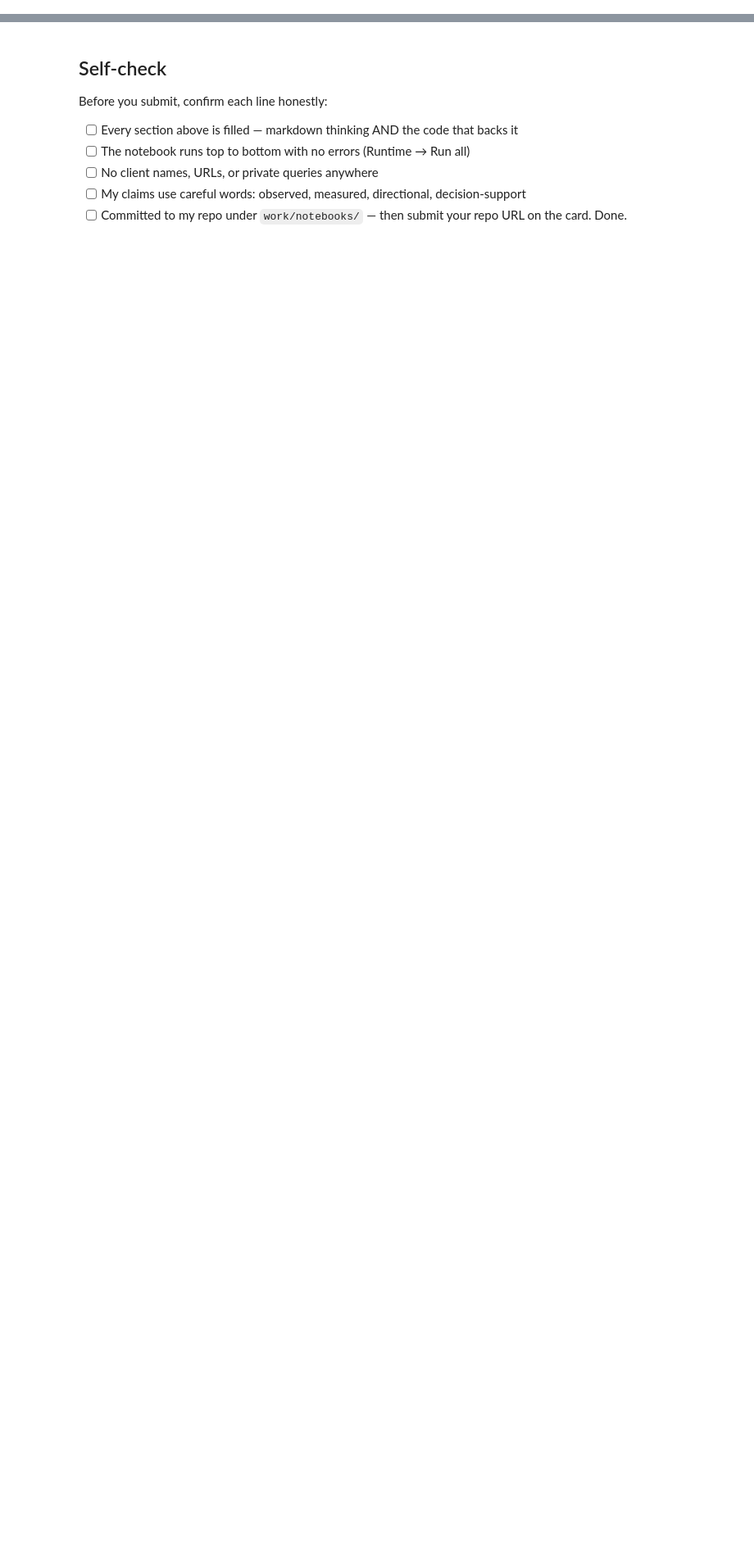
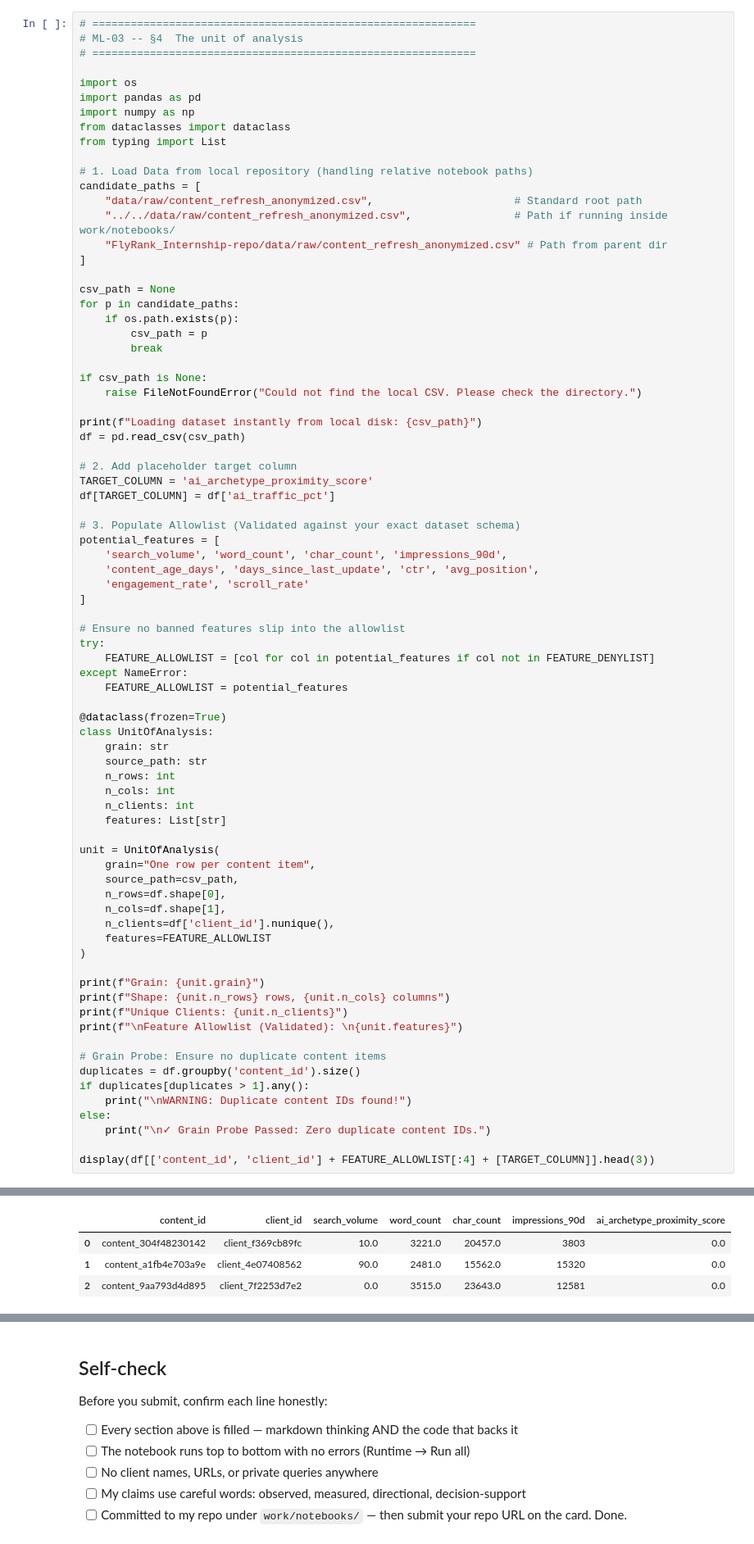
Before and after one commit to ShivanshRastogi315/FlyRank_Internship-repo, a Jupyter notebook: work/notebooks/w02_ml_task_framing.ipynb, the cells around one changed output, grey strips where cells are left out. Shown at 82% size. Saved outputs shown, nothing was run; the diff lists cells and outputs as text; blank space fills up the shorter version.

```diff
--- a/work/notebooks/w02_ml_task_framing.ipynb
+++ b/work/notebooks/w02_ml_task_framing.ipynb
@@ -43,0 +313,79 @@ This skeleton is yours to fill. Work the sections **in order** — each one has
+# %%
+# ============================================================
+# ML-03 -- §4  The unit of analysis
+# ============================================================
+
+import os
+import pandas as pd
+import numpy as np
+from dataclasses import dataclass
+from typing import List
+
+# 1. Load Data from local repository (handling relative notebook paths)
+candidate_paths = [
+    "data/raw/content_refresh_anonymized.csv",                      # Standard root path
+    "../../data/raw/content_refresh_anonymized.csv",                # Path if running inside work/notebooks/
+    "FlyRank_Internship-repo/data/raw/content_refresh_anonymized.csv" # Path from parent dir
+]
+
+csv_path = None
+for p in candidate_paths:
+    if os.path.exists(p):
+        csv_path = p
+        break
+
+if csv_path is None:
+    raise FileNotFoundError("Could not find the local CSV. Please check the directory.")
+
+print(f"Loading dataset instantly from local disk: {csv_path}")
+df = pd.read_csv(csv_path)
+
+# 2. Add placeholder target column
+TARGET_COLUMN = 'ai_archetype_proximity_score'
+df[TARGET_COLUMN] = df['ai_traffic_pct']
+
+# 3. Populate Allowlist (Validated against your exact dataset schema)
+potential_features = [
+    'search_volume', 'word_count', 'char_count', 'impressions_90d',
+    'content_age_days', 'days_since_last_update', 'ctr', 'avg_position',
+    'engagement_rate', 'scroll_rate'
+]
+
+# Ensure no banned features slip into the allowlist
+try:
+    FEATURE_ALLOWLIST = [col for col in potential_features if col not in FEATURE_DENYLIST]
+except NameError:
+    FEATURE_ALLOWLIST = potential_features
+
+@dataclass(frozen=True)
+class UnitOfAnalysis:
+    grain: str
+    source_path: str
+    n_rows: int
+    n_cols: int
+    n_clients: int
+    features: List[str]
+
+unit = UnitOfAnalysis(
+    grain="One row per content item",
+    source_path=csv_path,
+    n_rows=df.shape[0],
+    n_cols=df.shape[1],
+    n_clients=df['client_id'].nunique(),
+    features=FEATURE_ALLOWLIST
+)
+
+print(f"Grain: {unit.grain}")
+print(f"Shape: {unit.n_rows} rows, {unit.n_cols} columns")
+print(f"Unique Clients: {unit.n_clients}")
+print(f"\nFeature Allowlist (Validated): \n{unit.features}")
+
+# Grain Probe: Ensure no duplicate content items
+duplicates = df.groupby('content_id').size()
+if duplicates[duplicates > 1].any():
+    print("\nWARNING: Duplicate content IDs found!")
+else:
+    print("\n✓ Grain Probe Passed: Zero duplicate content IDs.")
+
+display(df[['content_id', 'client_id'] + FEATURE_ALLOWLIST[:4] + [TARGET_COLUMN]].head(3))
+# %% [output]
@@ -43,0 +401,4 @@ This skeleton is yours to fill. Work the sections **in order** — each one has
+|  | content_id | client_id | search_volume | word_count | char_count | impressions_90d | ai_archetype_proximity_score |
+| 0 | content_304f48230142 | client_f369cb89fc | 10.0 | 3221.0 | 20457.0 | 3803 | 0.0 |
+| 1 | content_a1fb4e703a9e | client_4e07408562 | 90.0 | 2481.0 | 15562.0 | 15320 | 0.0 |
+| 2 | content_9aa793d4d895 | client_7f2253d7e2 | 0.0 | 3515.0 | 23643.0 | 12581 | 0.0 |
```
Also changed, not shown: parts of 22 cells of this notebook, 2 other files.
